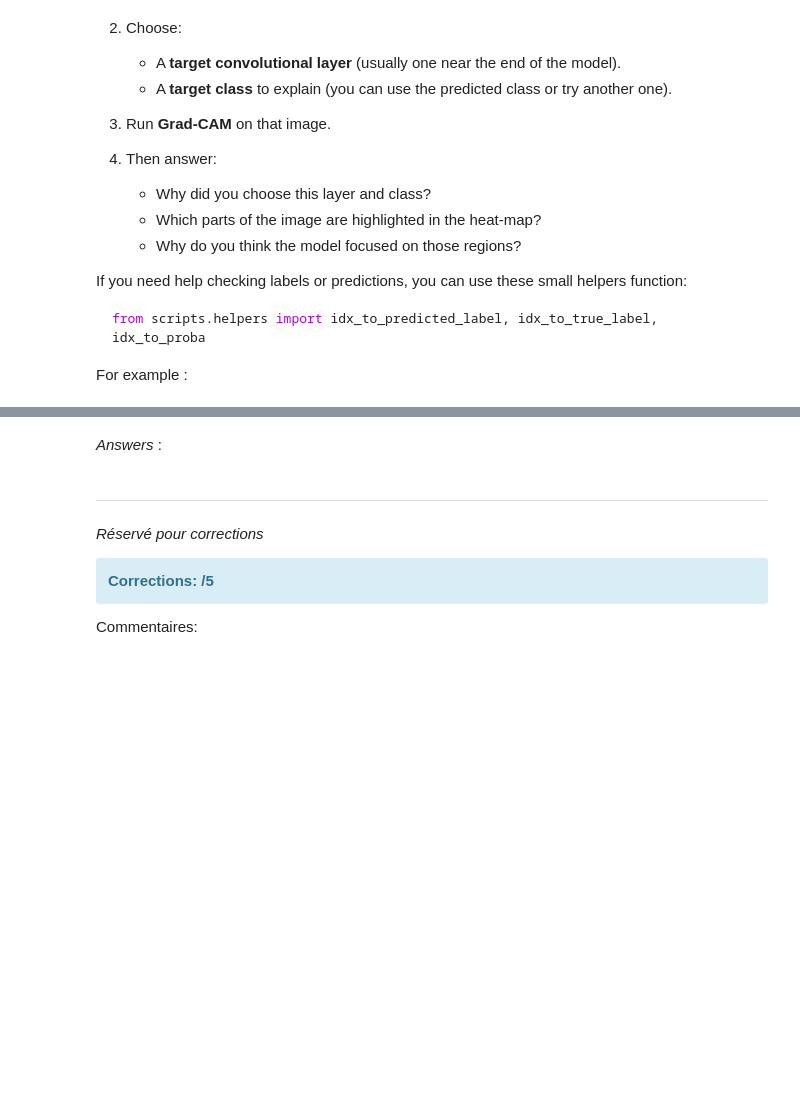
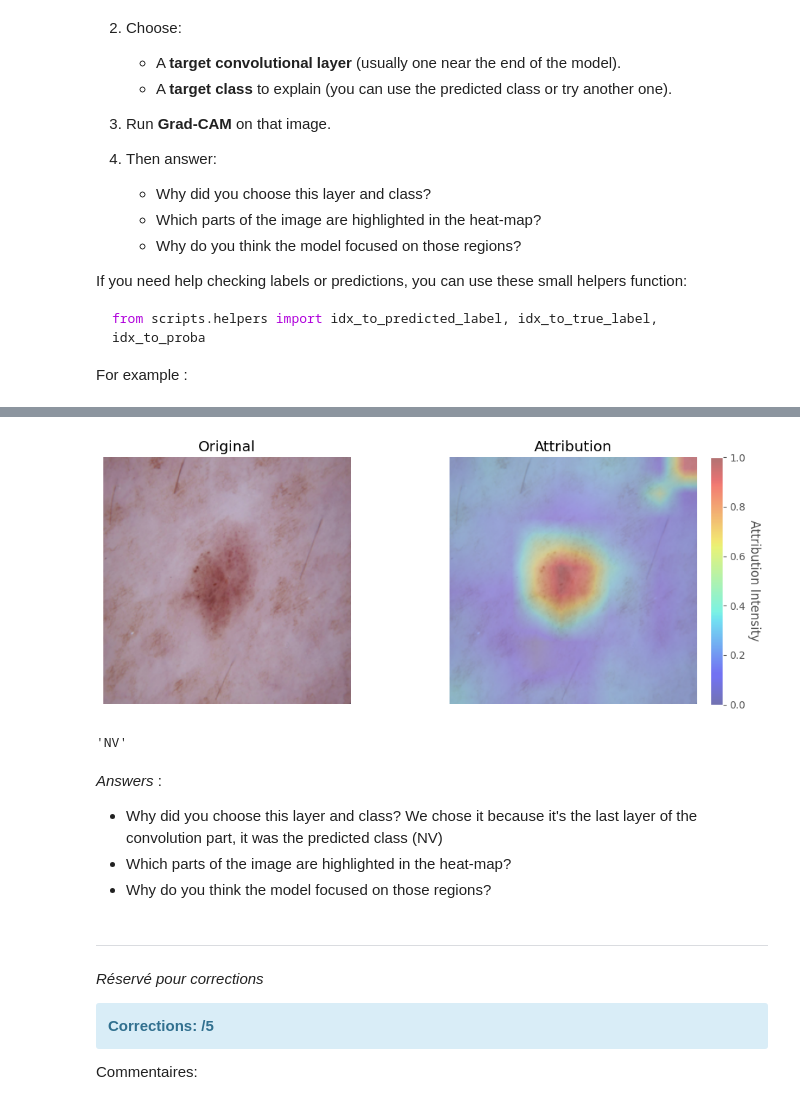
Before and after one commit to michaelstrefeler/XAI_Labs, a Jupyter notebook: TP5_PostHoc_Image/XAI_TP5_2025_Billeter_Strefeler.ipynb, the cells around one changed output, grey strips where cells are left out. Cells and saved outputs as stored; diff of their text form; code cells hidden in the pictures; blank space fills up the shorter version.

```diff
--- a/TP5_PostHoc_Image/XAI_TP5_2025_Billeter_Strefeler.ipynb
+++ b/TP5_PostHoc_Image/XAI_TP5_2025_Billeter_Strefeler.ipynb
@@ -368,7 +411,26 @@ print(idx_to_proba(303, test_dataset, model))
 # %%
 # YOUR CODE HERE
+idx = 666 # random index of the test set
+img_tensor, class_idx = test_dataset[idx]
+img_tensor = img_tensor.unsqueeze(0).to(device)
+class_idx = class_idx.argmax().item()
+
+layer = model._conv_head
+
+gc_attr = apply_gradcam(model, img_tensor, class_idx, layer)
+overlay_heatmap(img_tensor, gc_attr)
+# %% [output]
+[figure, added]
+# %%
+class_names[class_idx]
+# %% [output]
+'NV'
 # %% [markdown]
 *Answers* :
+
+- Why did you choose this layer and class? We chose it because it's the last layer of the convolution part, it was the predicted class (NV)
+- Which parts of the image are highlighted in the heat-map?
+- Why do you think the model focused on those regions?
 # %% [markdown]
 ---
 *Réservé pour corrections*
```
Also changed, not shown: parts of 14 cells of this notebook.
